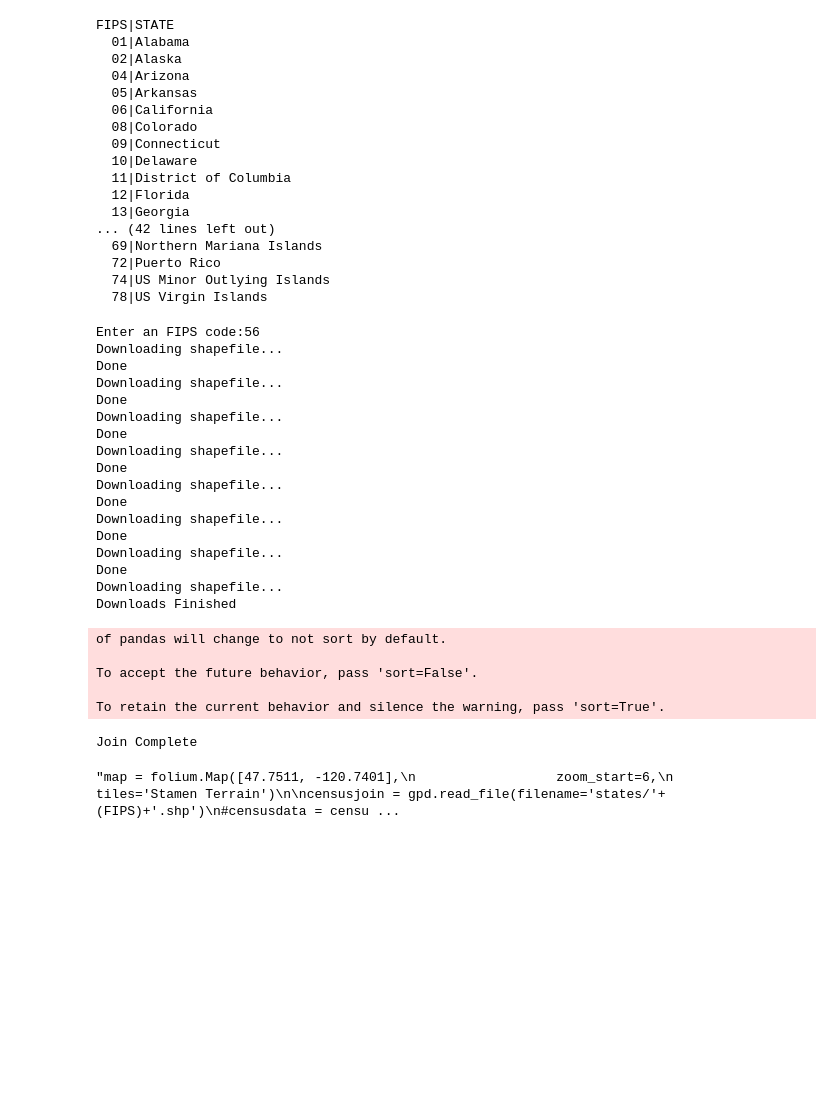
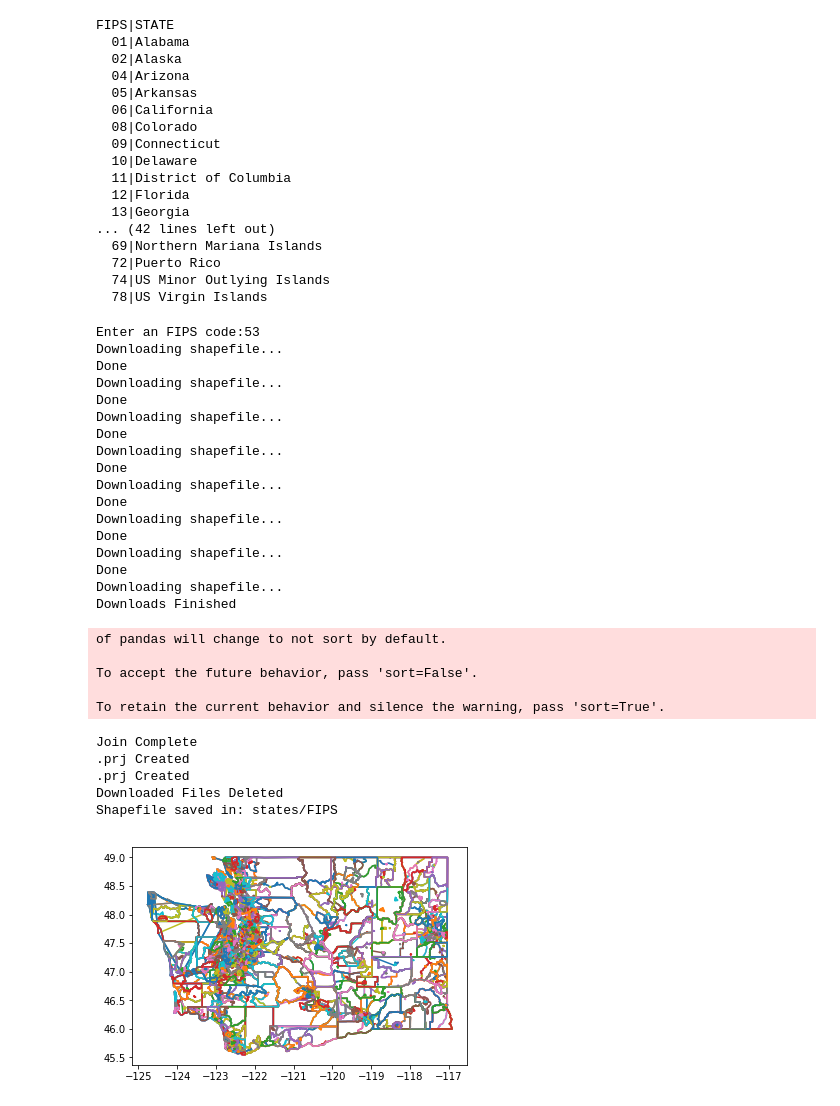
Before and after one commit to ryanjmitchell/SnakesWhyDidItHaveToBeSnakes, a Jupyter notebook: mitchell_final.ipynb, the cells around one changed output. Drawn from its saved outputs; the diff is of its cells as text; code cells hidden in the pictures; blank space fills up the shorter version.

```diff
--- a/mitchell_final.ipynb
+++ b/mitchell_final.ipynb
@@ -37,6 +37,10 @@ import glob
 import sys
 import pandas
 import folium
+import os
+import shutil
+import arcgis
+from gdal import ogr
 from pathlib import Path
 import matplotlib.pyplot as plt
 %matplotlib inline
@@ -114,44 +118,76 @@ gdf = pandas.concat([
     gpd.read_file(shp)
     for shp in shapefiles
 ]).pipe(gpd.GeoDataFrame)
-gdf.to_file('states/'+(FIPS)+'.shp')
+gdf.to_file('states/FIPS/'+(FIPS)+'.shp')
 print('Join Complete')
 
-'''map = folium.Map([47.7511, -120.7401],
-                  zoom_start=6,
-                  tiles='Stamen Terrain')
+# create the .prj file
+root_dir = r'states/FIPS' #shapefile location
+prj_path = r'NA83.prj' #projection path location
+# script to add the projection to each shapefile
+for subdir, dirs, files in os.walk('states/FIPS'):
+    for file in files:
+        folder_name = os.path.basename(subdir)
+        if file.endswith('shp'):
+            new_file_name = file[:-4] +  '.prj'
+            print ('.prj Created')
+            shutil.copy(prj_path,os.path.join(root_dir,new_file_name))
 
-censusjoin = gpd.read_file(filename='states/'+(FIPS)+'.shp')
-#censusdata = censusjoin.to_crs(epsg='4326')
-censusjson = censusjoin.to_json()
+#remove downloaded files
+dir_name = 'states/'
+remove = os.listdir(dir_name)
 
-census = folium.features.GeoJson(censusjson)
+for item in remove:
+    if item.endswith('.shp',):
+        os.remove(os.path.join(dir_name, item))
+    elif item.endswith('.dbf',):
+        os.remove(os.path.join(dir_name, item))
+    elif item.endswith('.xml',):
+        os.remove(os.path.join(dir_name, item))
+    elif item.endswith('.shx',):
+        os.remove(os.path.join(dir_name, item))
+    elif item.endswith('.cpg',):
+        os.remove(os.path.join(dir_name, item))
+    elif item.endswith('.prj',):
+        os.remove(os.path.join(dir_name, item))
+print('Downloaded Files Deleted')
+print('Shapefile saved in: '+(root_dir)+'')
 
-map.add_child(census)
-
-map'''
+#print out .shp
+sf = shapefile.Reader('states/FIPS/'+(FIPS)+'.shp')
+plt.figure()
+for shape in sf.shapeRecords():
+    x = [i[0] for i in shape.shape.points[:]]
+    y = [i[1] for i in shape.shape.points[:]]
+    plt.plot(x,y)
+plt.savefig('states/FIPS/'+(FIPS)+'.png', bbox_inches='tight')
+plt.show()
 # %% [output]
-Enter an FIPS code:56
+Enter an FIPS code:53
 Downloading shapefile...
 Done
 Downloading shapefile...
 Done
 Downloading shapefile...
 Done
 Downloading shapefile...
 Done
 Downloading shapefile...
 Done
 Downloading shapefile...
 Done
 Downloading shapefile...
 Done
 Downloading shapefile...
 Downloads Finished
 of pandas will change to not sort by default.
 
 To accept the future behavior, pass 'sort=False'.
 
 To retain the current behavior and silence the warning, pass 'sort=True'.
 Join Complete
+.prj Created
+.prj Created
+Downloaded Files Deleted
+Shapefile saved in: states/FIPS
-"map = folium.Map([47.7511, -120.7401],\n                  zoom_start=6,\n                  tiles='Stamen Terrain')\n\ncensusjoin = gpd.read_file(filename='states/'+(FIPS)+'.shp')\n#censusdata = censu ...
+[figure, added]
```
Also changed, not shown: parts of 1 cell of this notebook.
